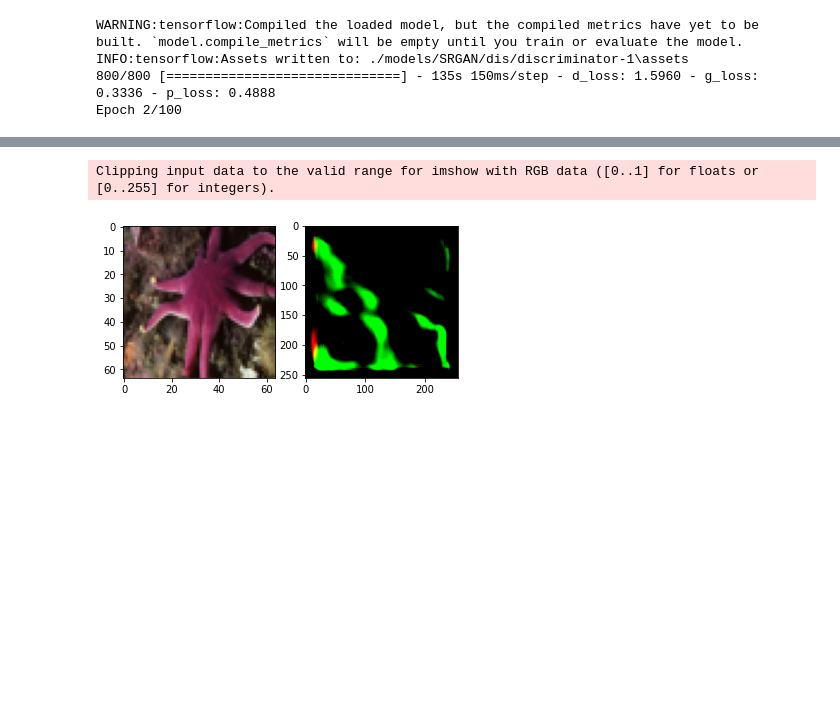
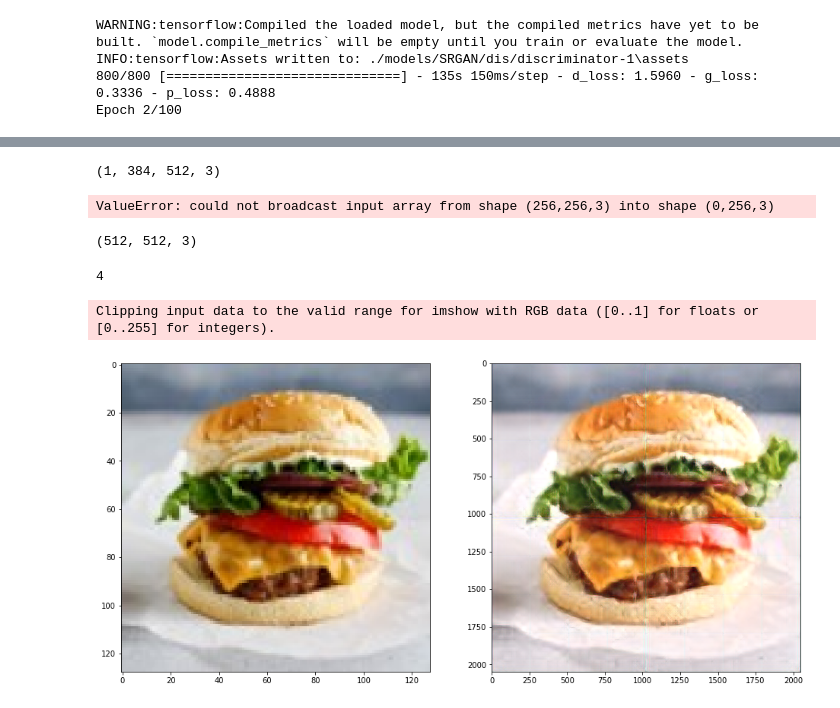
Before and after one commit to vedant-jumle/Gen_ML_sem_4, a Jupyter notebook: SRGAN.ipynb, the cells around one changed output, grey strips where cells are left out. Cells and saved outputs as stored; diff of their text form; code cells hidden in the pictures; blank space fills up the shorter version.

```diff
--- a/SRGAN.ipynb
+++ b/SRGAN.ipynb
@@ -285,0 +335,12 @@ Epoch 2/100
+# %%
+def convolute(img, model):
+    upscaled = []
+
+    for x in range(0, img.shape[0], 64):
+        for y in range(0, img.shape[1], 64):
+            temp = np.expand_dims(img[x:x+64, y:y+64, :], axis=0)
+            # temp = model(np.array(img[x:x+64, y:y+64, :]))
+            temp = model(temp)
+            upscaled.append(temp)
+
+    return upscaled
@@ -285,0 +349,2 @@ Epoch 2/100
+# %%
+upscaled_windows = convolute(upscaled, model)
@@ -286,10 +359,42 @@ Epoch 2/100
+# %%
+test.shape
+# %% [output]
+(1, 384, 512, 3)
+# %%
+# stitch the windows into one image
+def stitch(windows, dims=None):
+    # create empty image of the right size
+    img = np.zeros(dims)
+
+    # loop through windows and add them to the image
+    x, y = 0, 0
+    for i in range(len(windows)):
+        # print(i)
+        img[x:x+256, y:y+256, :] = windows[i][0]
+        y += 256
+        if y >= dims[0]:
+            y = 0
+            x += 256
+
+    return img
+# %%
+upscaled = stitch(upscaled_windows, (test[0].shape[0] * scale_factor, test[0].shape[0] * scale_factor, 3))
+# %% [output]
+ValueError: could not broadcast input array from shape (256,256,3) into shape (0,256,3)
+# %%
+upscaled.shape
+# %% [output]
+(512, 512, 3)
+# %%
+len(upscaled_windows)
+# %% [output]
+4
 # %%
-# hr = model.generator(test)
-# plt.subplot(1, 2, 1)
-# plt.imshow(test[0])
-# plt.subplot(1, 2, 2)
-# plt.imshow(hr[0])
-# plt.show()
+plt.subplot(1, 2, 1)
+plt.imshow(test[0])
+plt.subplot(1, 2, 2)
+plt.imshow(upscaled)
+plt.show()
 # %% [output]
 Clipping input data to the valid range for imshow with RGB data ([0..1] for floats or [0..255] for integers).
-[figure, old version]
+[figure, new version]
```
Also changed, not shown: parts of 23 cells of this notebook, 8 other files.
